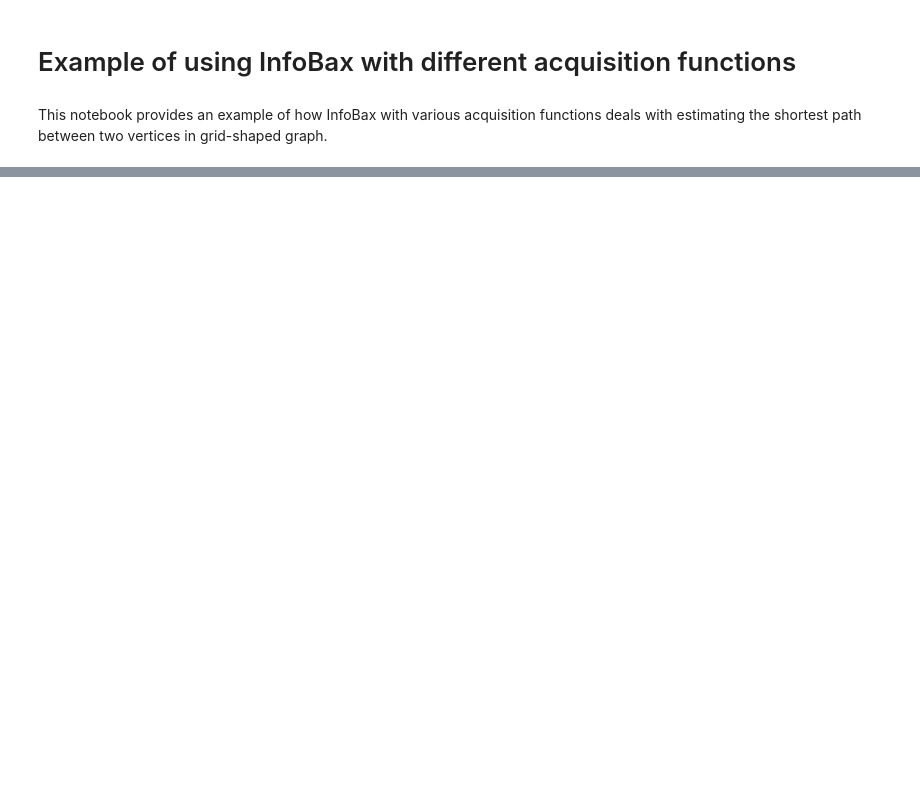
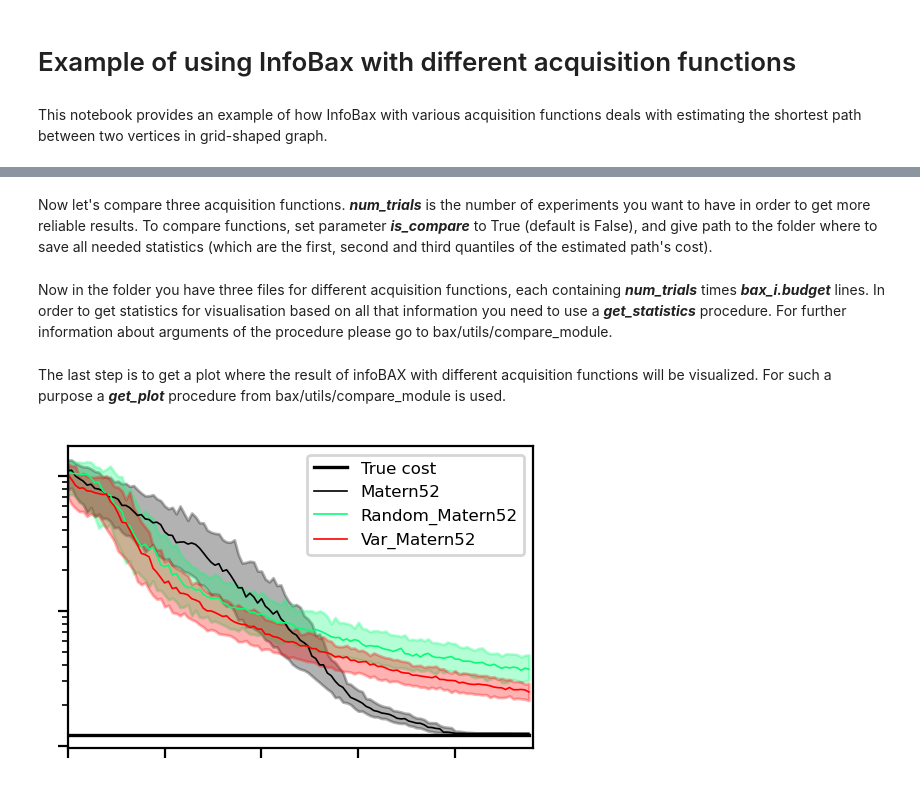
Before and after one commit to angelinagnedina/GraphBAX, a Jupyter notebook: examples/example.ipynb, the cells around one changed output, grey strips where cells are left out. Drawn from its saved outputs; the diff is of its cells as text; code cells hidden in the pictures; blank space fills up the shorter version.

```diff
--- a/examples/example.ipynb
+++ b/examples/example.ipynb
@@ -16,16 +17,9 @@ os.environ['TF_CPP_MIN_LOG_LEVEL'] = '2'
 # %%
 # Hyperparameters for GP
 gp_params = {
-    "var": 3,
-    "l": 0.3,
-    "noise": 0.01,
-    "kernel": "Matern52"
-}
-
-kernels = {
-    "SE": gpflow.kernels.SquaredExponential(variance=gp_params["var"], lengthscales=gp_params["l"]),
-    "Matern32": gpflow.kernels.Matern32(variance=gp_params["var"], lengthscales=gp_params["l"]),
-    "Matern52": gpflow.kernels.Matern52(variance=gp_params["var"], lengthscales=gp_params["l"])
+    'noise': 0.01,
+    'kernel': gpflow.kernels.Matern52(variance=3,
+                                      lengthscales=0.3)
 }
 
 # Initializing graph
@@ -50,3 +44,5 @@ The procedure object has this argumets (in due order):
 # %%
-opt = procedure(140, 30, 380, 399, graph, gp_params, kernels, 1)
+bax = procedure(budget=120, num_samples=30, start=380,
+                finish=399, graph=graph, gp_params=gp_params,
+                init=1, is_gp_on_graph=False)
 # %% [markdown]
@@ -54,2 +50,2 @@ Now you can run the procedure with desired acquisition function from ['EIG', 'Ra
 # %%
-opt.run('EIG', is_example = True, file_path = file_path)
+bax.run('EIG', num=len(bax.edges), is_visualize=True, file_path=file_path)
@@ -86 +75,3 @@ interactive(children=(IntSlider(value=69, description='step', max=139), Output()
 <function __main__.explore_result(step)>
+# %% [markdown]
+Now let's compare three acquisition functions. ***num_trials*** is the number of experiments you want to have in order to get more reliable results. To compare functions, set parameter ***is_compare*** to True (default is False), and give path to the folder where to save all needed statistics (which are the first, second and third quantiles of the estimated path's cost).
@@ -86,0 +96,2 @@ interactive(children=(IntSlider(value=69, description='step', max=139), Output()
+# %% [markdown]
+Now in the folder you have three files for different acquisition functions, each containing ***num_trials*** times ***bax_i.budget*** lines. In order to get statistics for visualisation based on all that information you need to use a ***get_statistics*** procedure. For further information about arguments of the procedure please go to bax/utils/compare_module.
@@ -86,0 +107,23 @@ interactive(children=(IntSlider(value=69, description='step', max=139), Output()
+# %% [markdown]
+The last step is to get a plot where the result of infoBAX with different acquisition functions will be visualized. For such a purpose a ***get_plot*** procedure from bax/utils/compare_module is used.
+# %%
+params = {
+    'Matern52': 'black',
+    'Random_Matern52': '#08FC77',
+    'Var_Matern52': 'red'
+}
+
+paint_params = {
+    'figsize': (3, 2),
+    'dpi': 200,
+    'linewidth': 0.6,
+    'title': None,
+    'loc': 1,
+    'fontsize': 6,
+    'scale': 'semilogy',
+    'name': 'comparison'
+}
+get_plot('../examples/', params, paint_params,
+         np.sum(bax.true_val), bax.budget)
+# %% [output]
+[figure, added]
```
Also changed, not shown: parts of 10 cells of this notebook.
